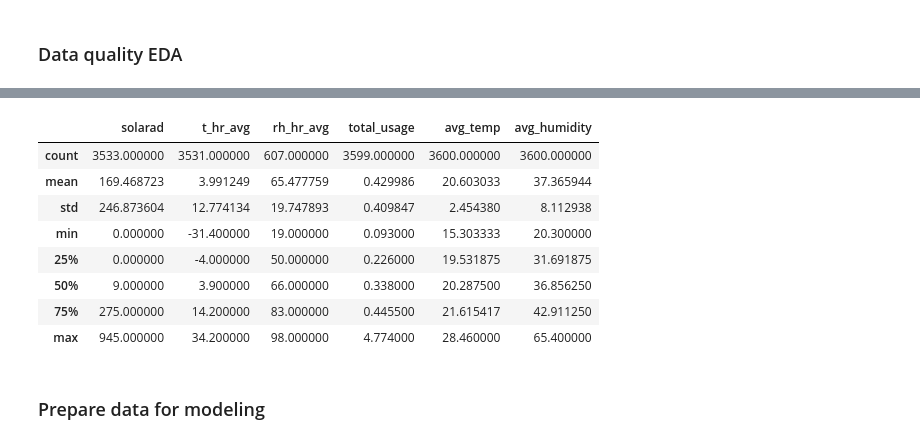
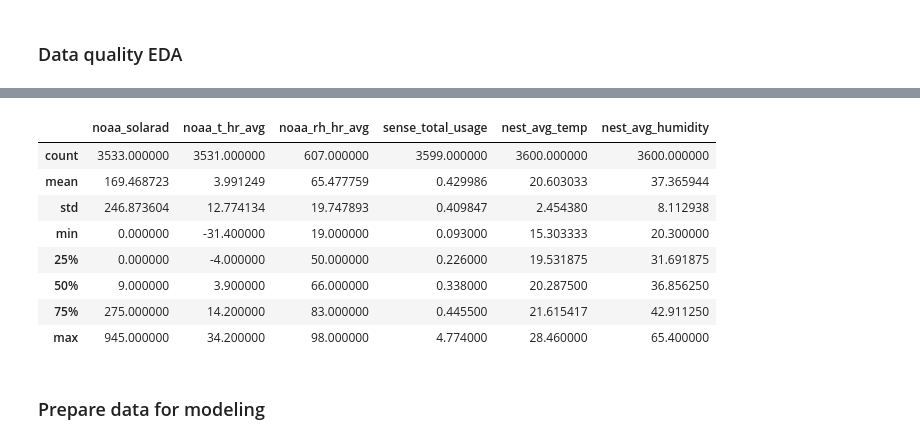
Before and after one commit to Henrik-Kowalkowski/home_energy_audit, a Jupyter notebook: home_energy_audit.ipynb, the cells around one changed output, grey strips where cells are left out. Drawn from its saved outputs; the diff is of its cells as text; code cells hidden in the pictures.

Commit message:
org data prep

```diff
--- a/home_energy_audit.ipynb
+++ b/home_energy_audit.ipynb
@@ -149,8 +170,8 @@ nest_data["datetime"] = pd.to_datetime(
 )
 # %%
 nest_data_hourly = (
-    nest_data.set_index("datetime")
-    .resample("H")["avg_temp", "avg_humidity"]
+    nest_sensor_data.set_index("datetime")
+    .resample("H")["nest_avg_temp", "nest_avg_humidity"]
     .mean()
     .reset_index()
 )
@@ -174,13 +195,16 @@ noaa_data.insert(
     "datetime",
     pd.to_datetime(
         noaa_data.apply(
-            lambda x: convert_to_date_time(x["lst_date"], x["lst_time"]), axis=1
+            lambda x: convert_to_date_time(x["noaa_lst_date"], x["noaa_lst_time"]),
+            axis=1,
         ),
         infer_datetime_format=True,
     ),
 )
 # %%
-noaa_data_subset = noaa_data[["datetime", "t_hr_avg", "rh_hr_avg", "solarad"]]
+noaa_data_subset = noaa_data[
+    ["datetime", "noaa_t_hr_avg", "noaa_rh_hr_avg", "noaa_solarad"]
+]
 # %%
 noaa_data_subset = noaa_data_subset[
     (noaa_data_subset.datetime >= "2022-02-1")
@@ -238,16 +262,18 @@ avg_humidity             0
 dtype: int64
-# %%
-house_data[["solarad", "t_hr_avg", "rh_hr_avg", "total_usage", "avg_temp", "avg_humidity"]].describe()
-# %% [output]
-|  | solarad | t_hr_avg | rh_hr_avg | total_usage | avg_temp | avg_humidity |
-| count | 3533.000000 | 3531.000000 | 607.000000 | 3599.000000 | 3600.000000 | 3600.000000 |
-| mean | 169.468723 | 3.991249 | 65.477759 | 0.429986 | 20.603033 | 37.365944 |
-| std | 246.873604 | 12.774134 | 19.747893 | 0.409847 | 2.454380 | 8.112938 |
-| min | 0.000000 | -31.400000 | 19.000000 | 0.093000 | 15.303333 | 20.300000 |
-| 25% | 0.000000 | -4.000000 | 50.000000 | 0.226000 | 19.531875 | 31.691875 |
-| 50% | 9.000000 | 3.900000 | 66.000000 | 0.338000 | 20.287500 | 36.856250 |
-| 75% | 275.000000 | 14.200000 | 83.000000 | 0.445500 | 21.615417 | 42.911250 |
-| max | 945.000000 | 34.200000 | 98.000000 | 4.774000 | 28.460000 | 65.400000 |
+# %%
+house_data[
+    ["noaa_solarad", "noaa_t_hr_avg", "noaa_rh_hr_avg", "sense_total_usage", "nest_avg_temp", "nest_avg_humidity"]
+].describe()
+# %% [output]
+|  | noaa_solarad | noaa_t_hr_avg | noaa_rh_hr_avg | sense_total_usage | nest_avg_temp | nest_avg_humidity |
+| count | 3533.000000 | 3531.000000 | 607.000000 | 3599.000000 | 3600.000000 | 3600.000000 |
+| mean | 169.468723 | 3.991249 | 65.477759 | 0.429986 | 20.603033 | 37.365944 |
+| std | 246.873604 | 12.774134 | 19.747893 | 0.409847 | 2.454380 | 8.112938 |
+| min | 0.000000 | -31.400000 | 19.000000 | 0.093000 | 15.303333 | 20.300000 |
+| 25% | 0.000000 | -4.000000 | 50.000000 | 0.226000 | 19.531875 | 31.691875 |
+| 50% | 9.000000 | 3.900000 | 66.000000 | 0.338000 | 20.287500 | 36.856250 |
+| 75% | 275.000000 | 14.200000 | 83.000000 | 0.445500 | 21.615417 | 42.911250 |
+| max | 945.000000 | 34.200000 | 98.000000 | 4.774000 | 28.460000 | 65.400000 |
 # %% [markdown]
 ### Prepare data for modeling
 # %%
```
Also changed, not shown: parts of 17 cells of this notebook, 1 other file.
